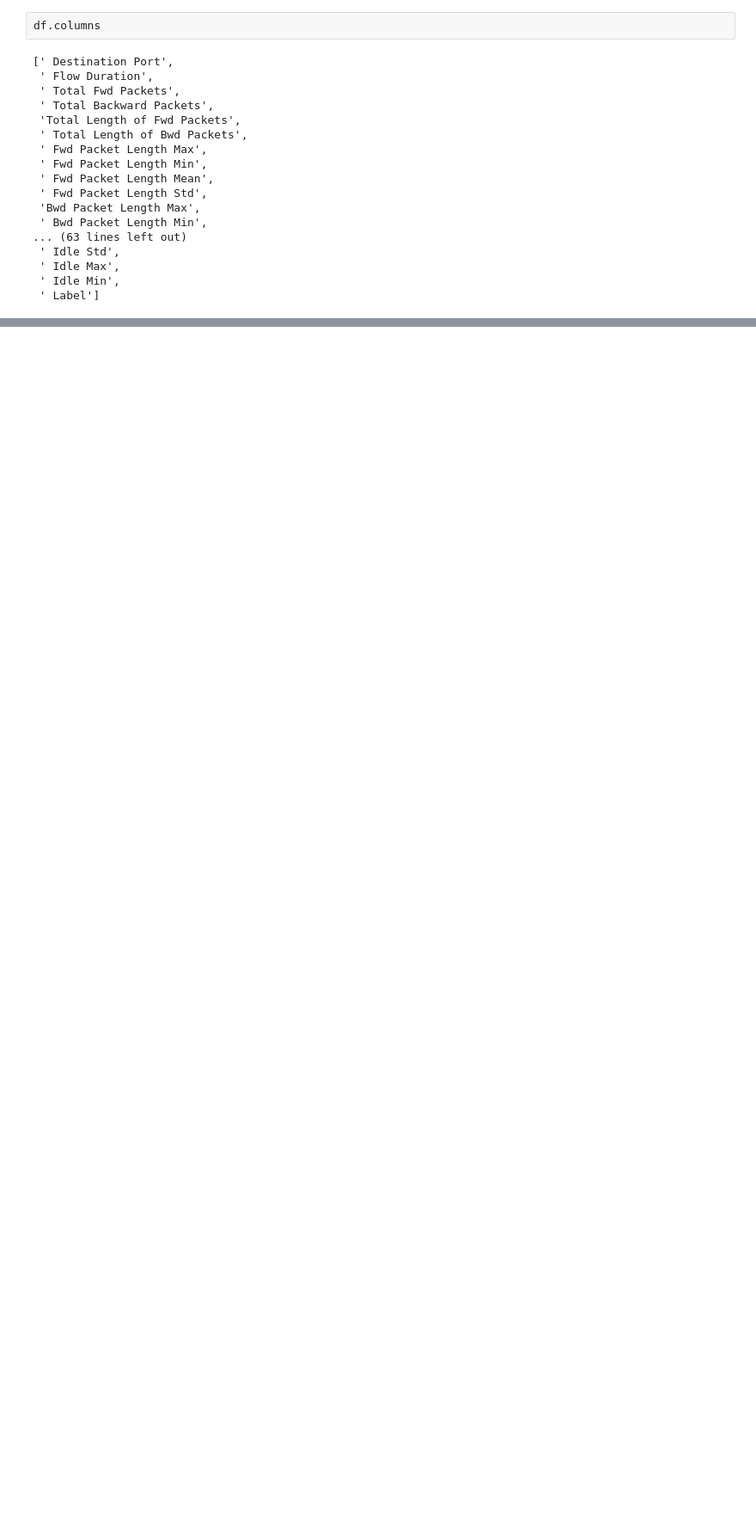
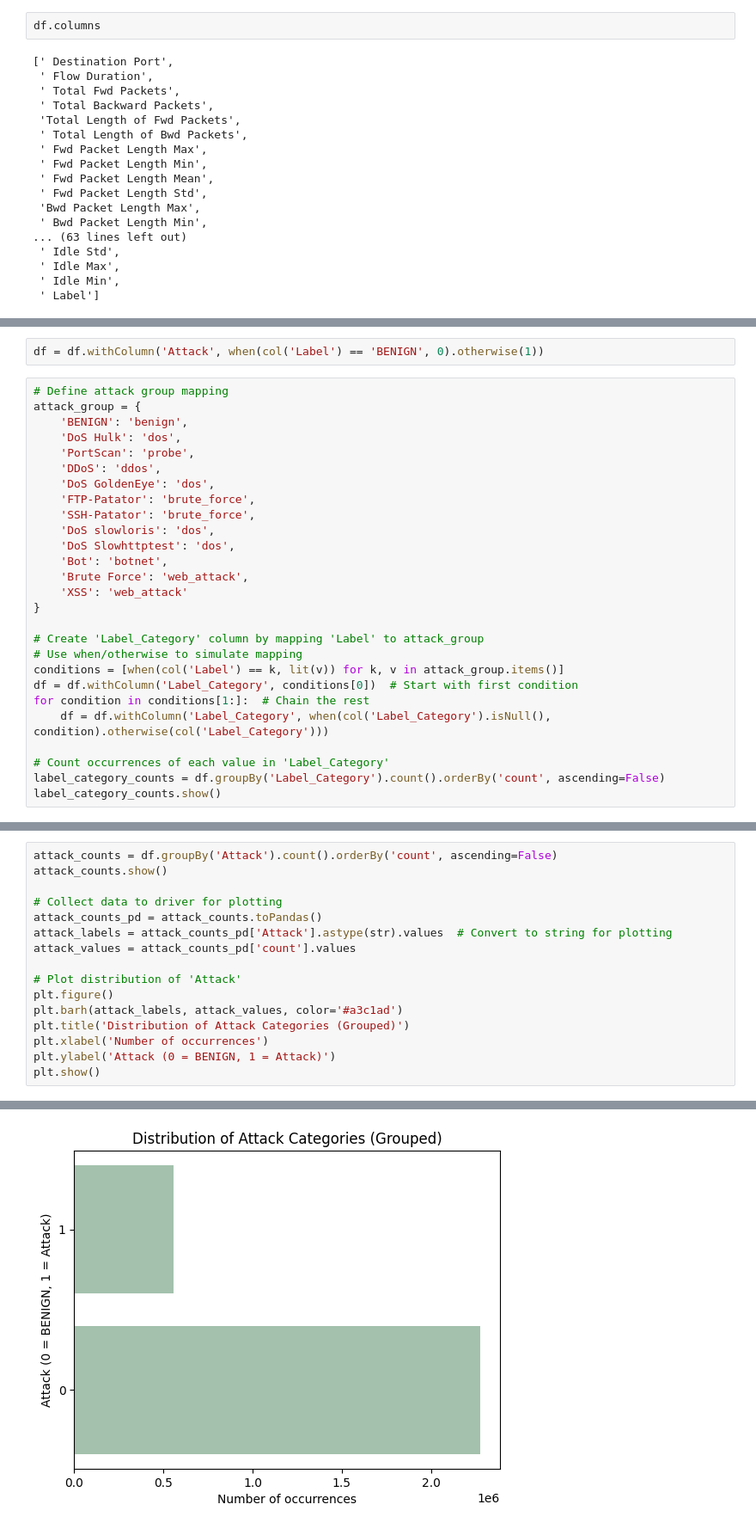
Before and after one commit to pxuanbach/Improved-RF-for-Real-time-IDS-with-Spark, a Jupyter notebook: dataset/extract_train_data__spark.ipynb, the cells around one changed output, grey strips where cells are left out. Shown at 86% size. Drawn from its saved outputs; the diff is of its cells as text; blank space fills up the shorter version.

```diff
--- a/dataset/extract_train_data__spark.ipynb
+++ b/dataset/extract_train_data__spark.ipynb
@@ -107,0 +237,29 @@ null_counts.show()
+# %%
+df = df.withColumn('Attack', when(col('Label') == 'BENIGN', 0).otherwise(1))
+# %%
+# Define attack group mapping
+attack_group = {
+    'BENIGN': 'benign',
+    'DoS Hulk': 'dos',
+    'PortScan': 'probe',
+    'DDoS': 'ddos',
+    'DoS GoldenEye': 'dos',
+    'FTP-Patator': 'brute_force',
+    'SSH-Patator': 'brute_force',
+    'DoS slowloris': 'dos',
+    'DoS Slowhttptest': 'dos',
+    'Bot': 'botnet',
+    'Brute Force': 'web_attack',
+    'XSS': 'web_attack'
+}
+
+# Create 'Label_Category' column by mapping 'Label' to attack_group
+# Use when/otherwise to simulate mapping
+conditions = [when(col('Label') == k, lit(v)) for k, v in attack_group.items()]
+df = df.withColumn('Label_Category', conditions[0])  # Start with first condition
+for condition in conditions[1:]:  # Chain the rest
+    df = df.withColumn('Label_Category', when(col('Label_Category').isNull(), condition).otherwise(col('Label_Category')))
+
+# Count occurrences of each value in 'Label_Category'
+label_category_counts = df.groupBy('Label_Category').count().orderBy('count', ascending=False)
+label_category_counts.show()
@@ -107,0 +278,17 @@ null_counts.show()
+# %%
+attack_counts = df.groupBy('Attack').count().orderBy('count', ascending=False)
+attack_counts.show()
+
+# Collect data to driver for plotting
+attack_counts_pd = attack_counts.toPandas()
+attack_labels = attack_counts_pd['Attack'].astype(str).values  # Convert to string for plotting
+attack_values = attack_counts_pd['count'].values
+
+# Plot distribution of 'Attack'
+plt.figure()
+plt.barh(attack_labels, attack_values, color='#a3c1ad')
+plt.title('Distribution of Attack Categories (Grouped)')
+plt.xlabel('Number of occurrences')
+plt.ylabel('Attack (0 = BENIGN, 1 = Attack)')
+plt.show()
+# %% [output]
@@ -107,0 +301 @@ null_counts.show()
+[figure, added]
```
Also changed, not shown: parts of 34 cells of this notebook, 3 other files.
